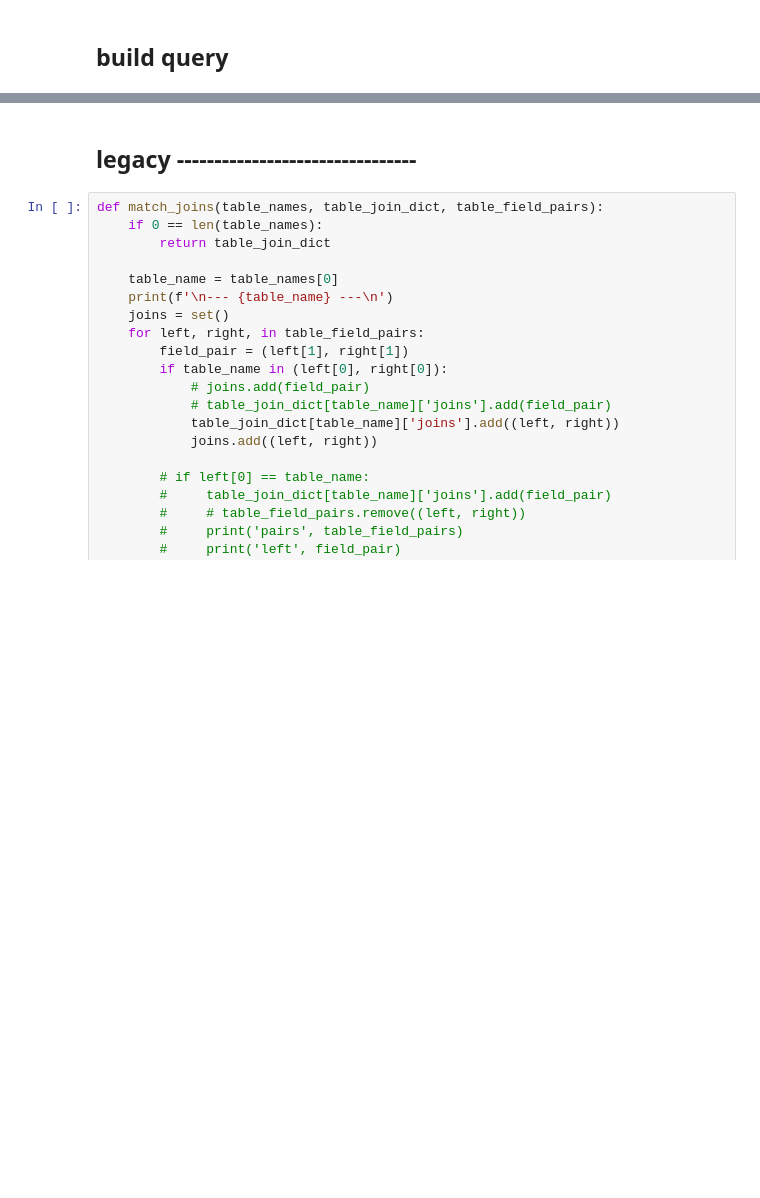
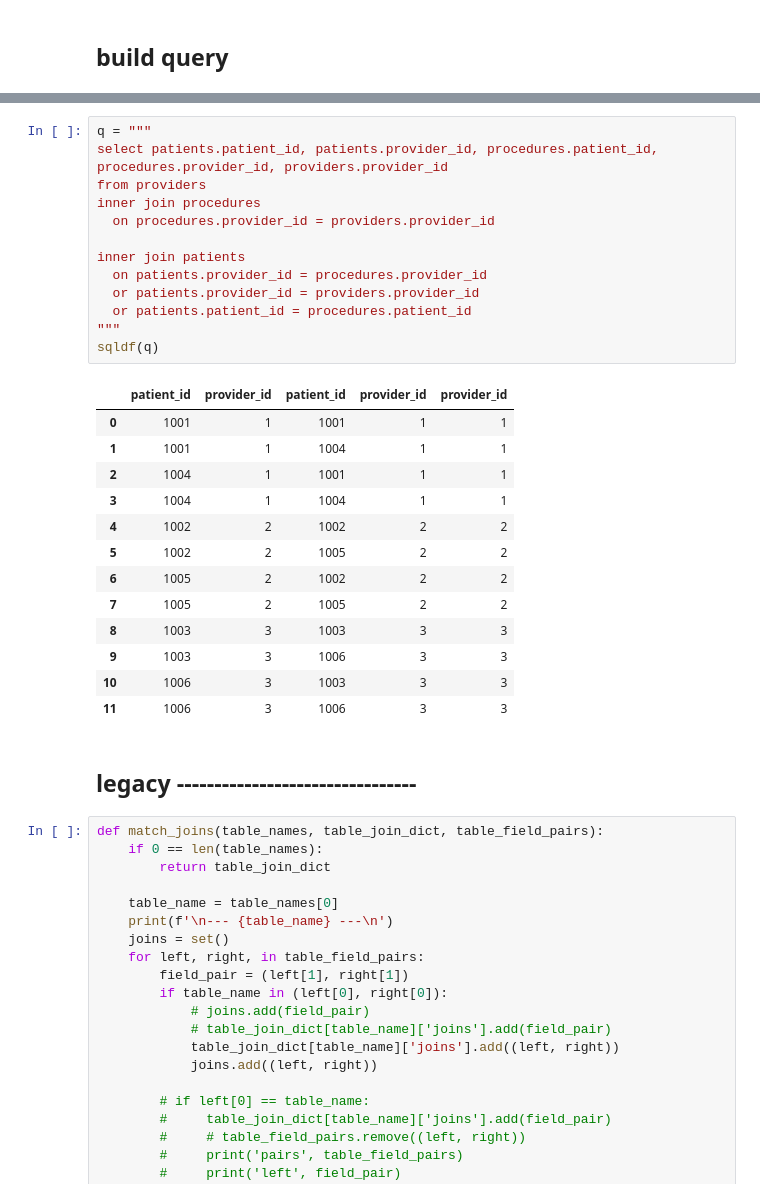
Before and after one commit to wdduncan/test-data-field-punning, a Jupyter notebook: notebooks/schema_demo.ipynb, the cells around one changed output, grey strips where cells are left out. Saved outputs shown, nothing was run; the diff lists cells and outputs as text; blank space fills up the shorter version.

```diff
--- a/notebooks/schema_demo.ipynb
+++ b/notebooks/schema_demo.ipynb
@@ -433,3 +381,30 @@ inner join patients on
+# %%
+q = """
+select patients.patient_id, patients.provider_id, procedures.patient_id, procedures.provider_id, providers.provider_id
+from providers
+inner join procedures
+  on procedures.provider_id = providers.provider_id
+
+inner join patients
+  on patients.provider_id = procedures.provider_id
+  or patients.provider_id = providers.provider_id
+  or patients.patient_id = procedures.patient_id
+"""
+sqldf(q)
+# %% [output]
+|  | patient_id | provider_id | patient_id | provider_id | provider_id |
+| 0 | 1001 | 1 | 1001 | 1 | 1 |
+| 1 | 1001 | 1 | 1004 | 1 | 1 |
+| 2 | 1004 | 1 | 1001 | 1 | 1 |
+| 3 | 1004 | 1 | 1004 | 1 | 1 |
+| 4 | 1002 | 2 | 1002 | 2 | 2 |
+| 5 | 1002 | 2 | 1005 | 2 | 2 |
+| 6 | 1005 | 2 | 1002 | 2 | 2 |
+| 7 | 1005 | 2 | 1005 | 2 | 2 |
+| 8 | 1003 | 3 | 1003 | 3 | 3 |
+| 9 | 1003 | 3 | 1006 | 3 | 3 |
+| 10 | 1006 | 3 | 1003 | 3 | 3 |
+| 11 | 1006 | 3 | 1006 | 3 | 3 |
 # %% [markdown]
 ## legacy --------------------------------
 # %%
```
Also changed, not shown: parts of 16 cells of this notebook.
